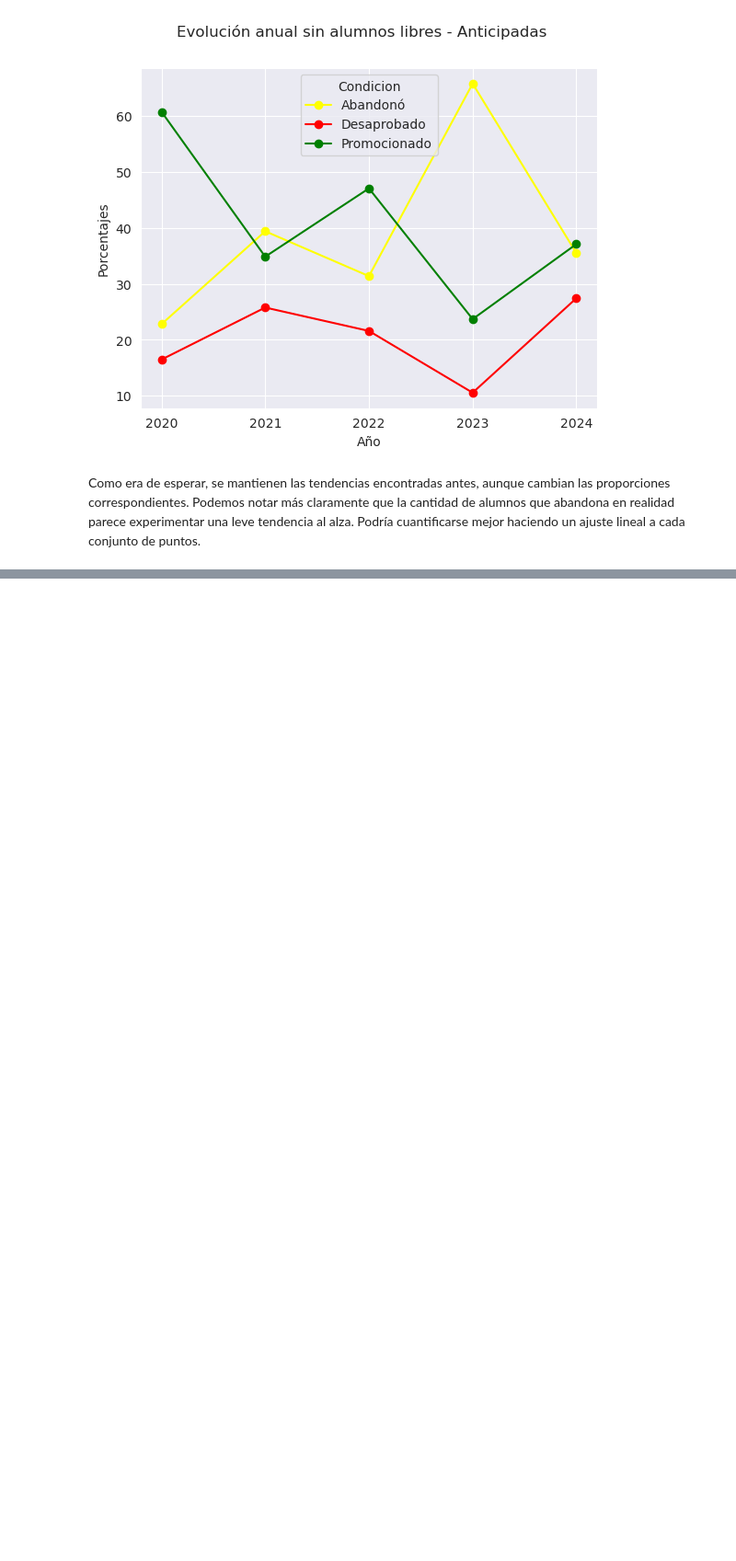
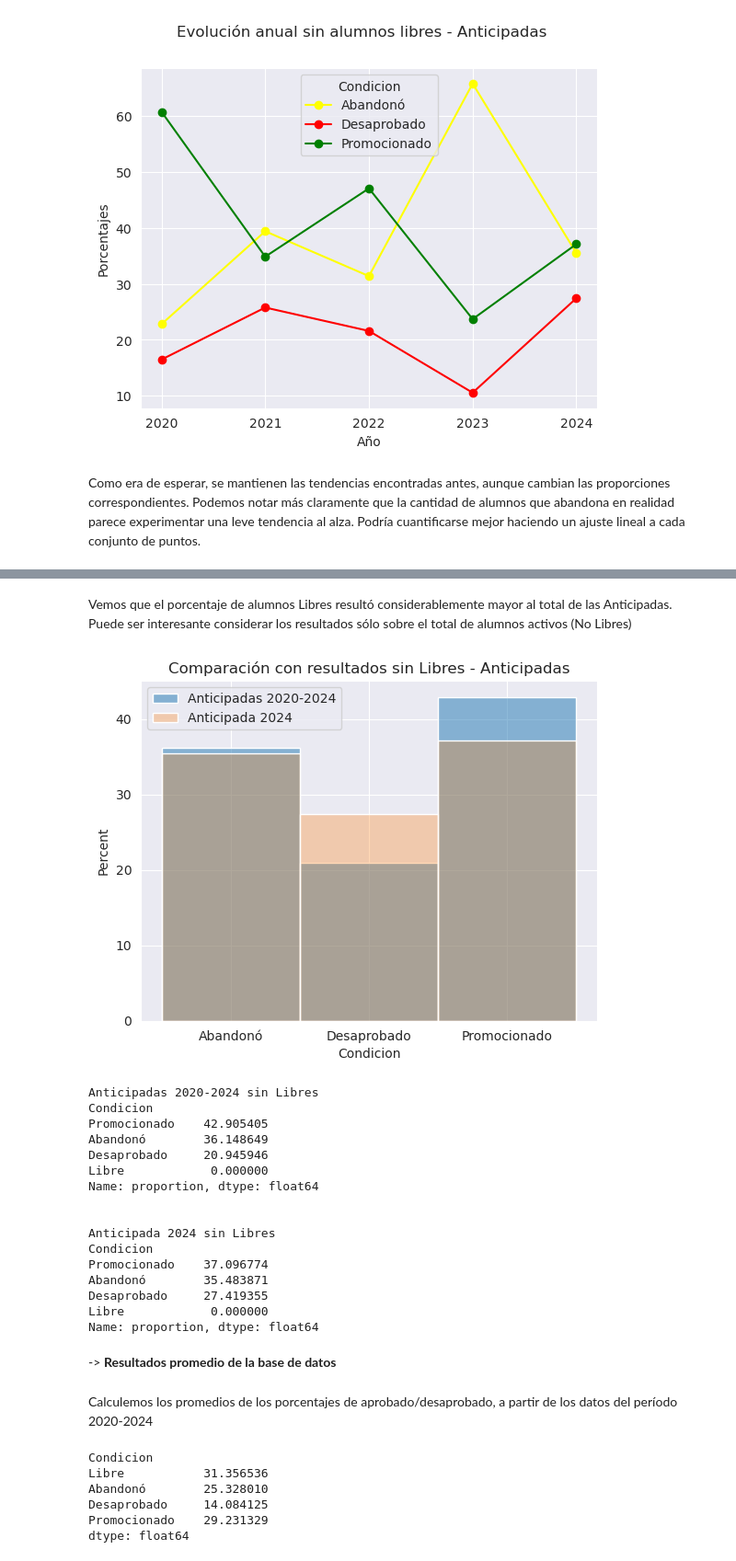
Before and after one commit to juanjogervasio/Intro-courses-analysis, a Jupyter notebook: Mate_PI_Analysis.ipynb, the cells around one changed output, grey strips where cells are left out. Shown at 92% size. Drawn from its saved outputs; the diff is of its cells as text; code cells hidden in the pictures; blank space fills up the shorter version.

```diff
--- a/Mate_PI_Analysis.ipynb
+++ b/Mate_PI_Analysis.ipynb
@@ -732,0 +800,46 @@ Voy a calcular los resultados sobre el total de las Anticipadas para comparar co
+# %% [markdown]
+Vemos que el porcentaje de alumnos Libres resultó considerablemente mayor al total de las Anticipadas. Puede ser interesante considerar los resultados sólo sobre el total de alumnos activos (No Libres)
+# %%
+sns.histplot(data=Activos_Anticipadas, x="Condicion", bins=5, stat="percent", alpha=0.5, discrete=True, label="Anticipadas 2020-2024")
+sns.histplot(data=Anticipada_2024[Anticipada_2024["Condicion"] != "Libre"], x="Condicion", bins=5, stat="percent", alpha=0.3, discrete=True, label="Anticipada 2024")
+plt.legend()
+plt.title("Comparación con resultados sin Libres - Anticipadas")
+plt.show()
+
+print("Anticipadas 2020-2024 sin Libres")
+print(Activos_Anticipadas["Condicion"].value_counts(normalize=True) * 100)
+print("\n")
+print("Anticipada 2024 sin Libres")
+print(Anticipada_2024[Anticipada_2024["Condicion"] != "Libre"]["Condicion"].value_counts(normalize=True) * 100)
+# %% [output]
+[figure, added]
+Anticipadas 2020-2024 sin Libres
+Condicion
+Promocionado    42.905405
+Abandonó        36.148649
+Desaprobado     20.945946
+Libre            0.000000
+Name: proportion, dtype: float64
+
+
+Anticipada 2024 sin Libres
+Condicion
+Promocionado    37.096774
+Abandonó        35.483871
+Desaprobado     27.419355
+Libre            0.000000
+Name: proportion, dtype: float64
+# %% [markdown]
+-> **Resultados promedio de la base de datos**
+# %% [markdown]
+Calculemos los promedios de los porcentajes de aprobado/desaprobado, a partir de los datos del período 2020-2024
+# %%
+Promedios_Anticipadas = pd.crosstab(index = Anticipadas["Año"], columns = Anticipadas["Condicion"], normalize = "index").mean() * 100
+Promedios_Anticipadas
+# %% [output]
+Condicion
+Libre           31.356536
+Abandonó        25.328010
+Desaprobado     14.084125
+Promocionado    29.231329
+dtype: float64
```
Also changed, not shown: parts of 32 cells of this notebook.
